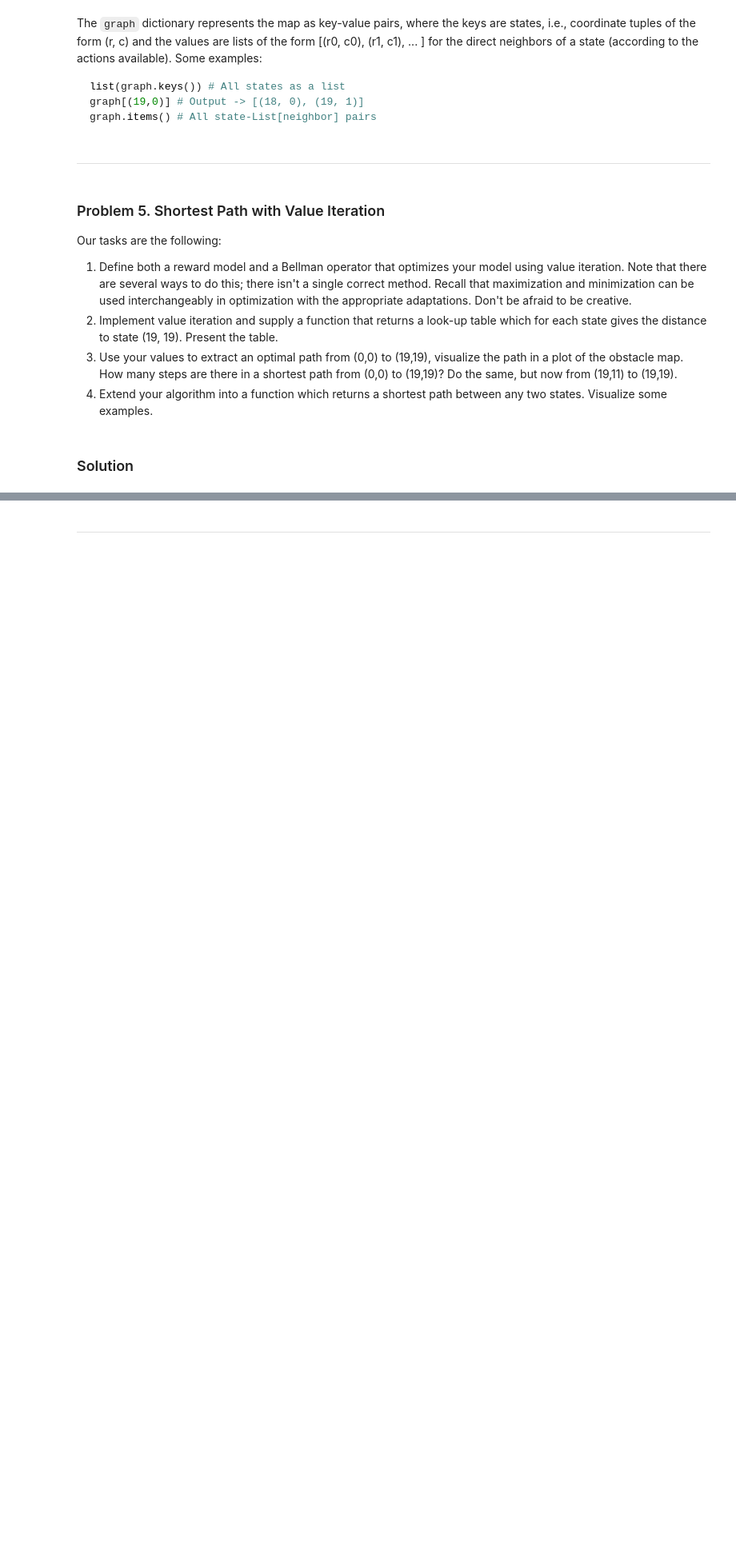
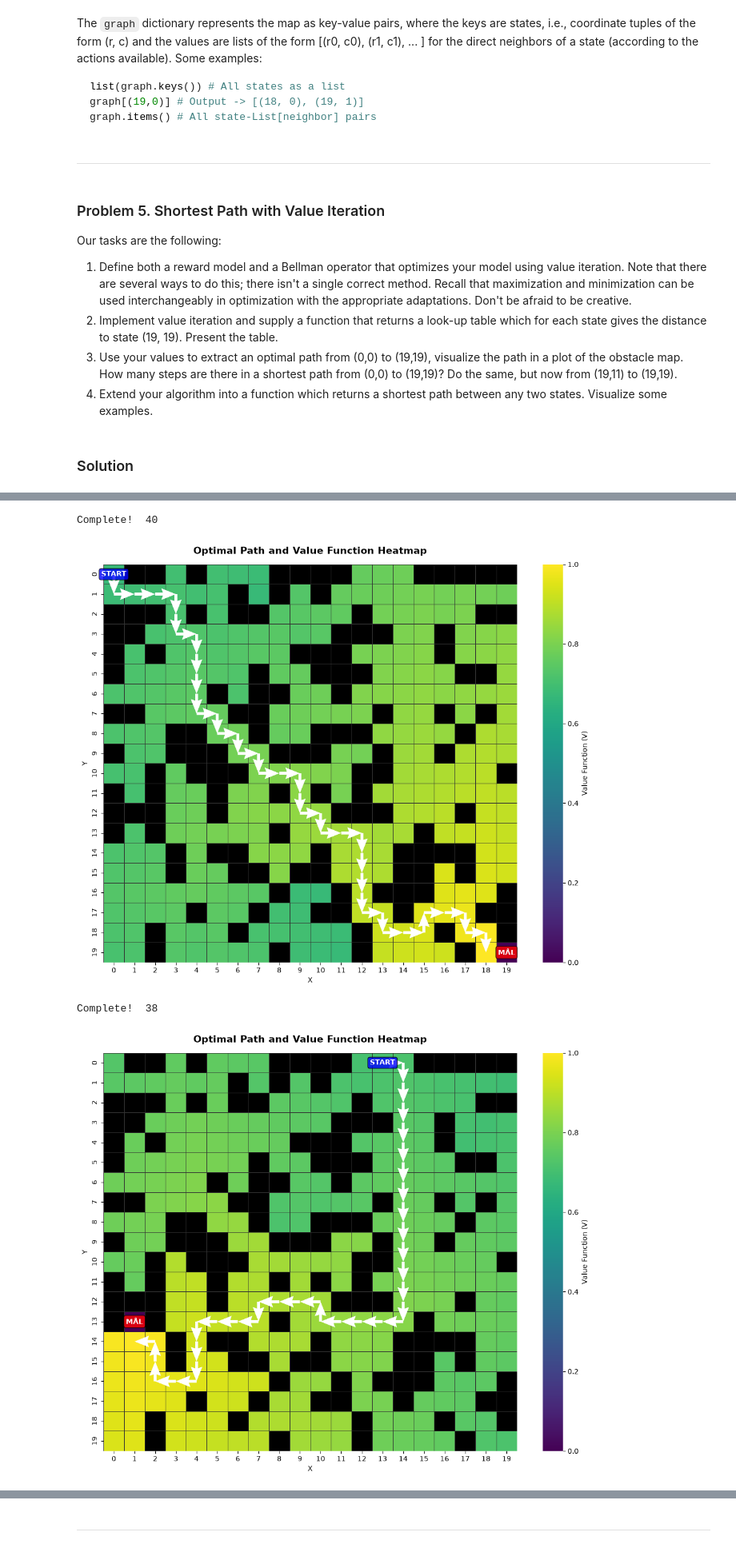
Before and after one commit to kallefrisk/Schoolwork, a Jupyter notebook: Python/ReinforcementLearning/4ma903_lab2.ipynb, the cells around one changed output, grey strips where cells are left out. Shown at 80% size. Cells and saved outputs as stored; diff of their text form; code cells hidden in the pictures; blank space fills up the shorter version.

```diff
--- a/Python/ReinforcementLearning/4ma903_lab2.ipynb
+++ b/Python/ReinforcementLearning/4ma903_lab2.ipynb
@@ -1106,0 +1417,12 @@ Our tasks are the following:
+# %%
+policy, optimal_path = extract_policy_and_path(Values, graph, start=start, destination=dest)
+
+start_to_destination(map=graph, start=start, stop=dest, plot=True)
+start_to_destination(map=graph, start=(0, 13), stop=(13, 1), plot=True)
+start_to_destination(map=graph, start=(6, 6), stop=(15, 16), plot=True)
+start_to_destination(map=graph, start=(11, 1), stop=(16, 10), plot=True)
+# %% [output]
+Complete!  40
+[figure, added]
+Complete!  38
+[figure, added]
```
Also changed, not shown: parts of 8 cells of this notebook.
